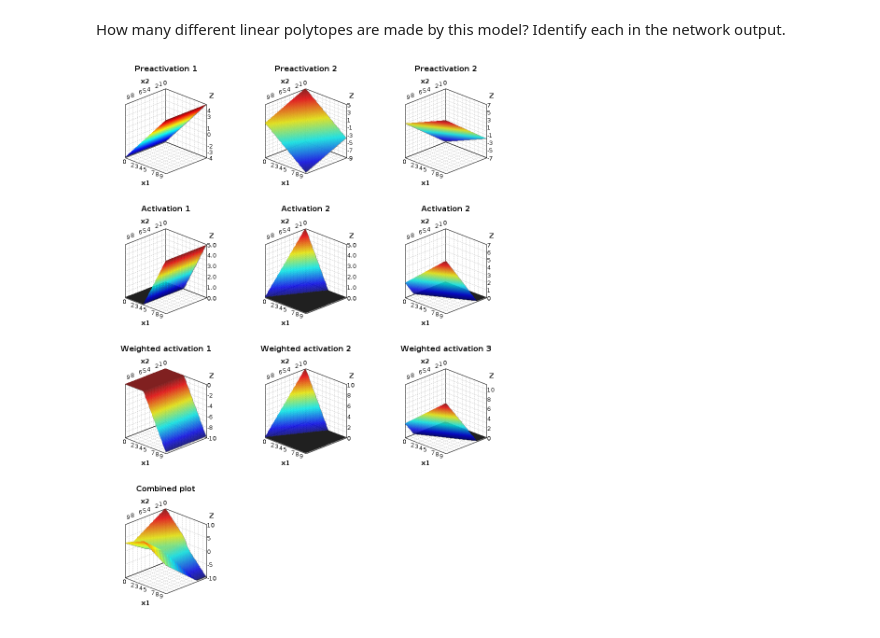
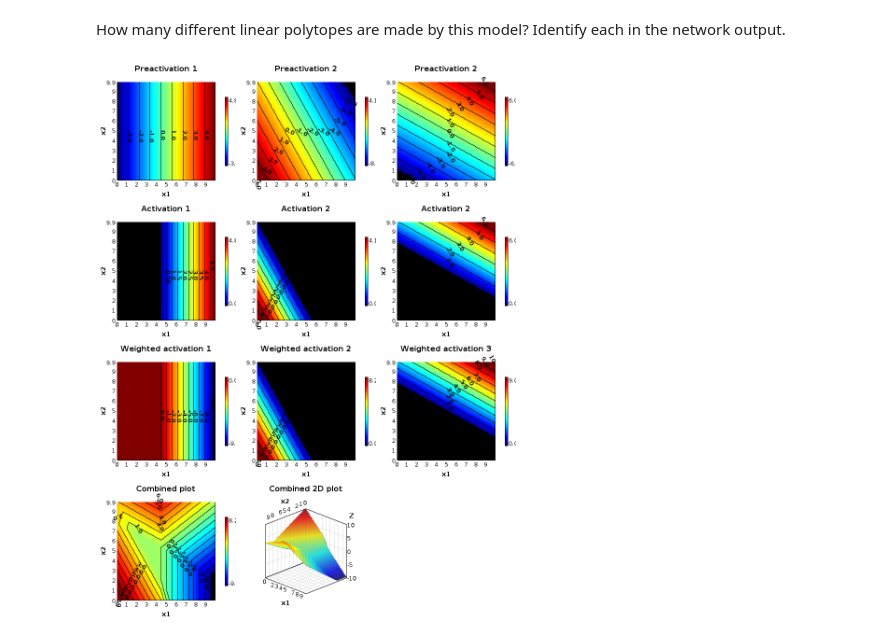
Before and after one commit to jamalromero/colab, a Jupyter notebook: 3_2_Shallow_Networks_II.ipynb, the cells around one changed output. Drawn from its saved outputs; the diff is of its cells as text; code cells hidden in the pictures.

```diff
--- a/3_2_Shallow_Networks_II.ipynb
+++ b/3_2_Shallow_Networks_II.ipynb
@@ -107,7 +107,7 @@ var y = linearFunction(gridMap.get("x1"), gridMap.get("x2"),
                        0, 1, 0, 0,
                        false);
 
-var preactivation1 = plotMap(x1, x2, y, false, false);
+var preactivation1 = plotMap(x1, x2, y, true, true);
 preactivation1.setTitle("Preactivation 1");
 
 y = linearFunction(gridMap.get("x1"), gridMap.get("x2"),
@@ -117,7 +117,7 @@ y = linearFunction(gridMap.get("x1"), gridMap.get("x2"),
                        0, 0, 1, 0,
                        false);
 
-var preactivation2 = plotMap(x1, x2, y, false, false);
+var preactivation2 = plotMap(x1, x2, y, true, true);
 preactivation2.setTitle("Preactivation 2");
 
 y = linearFunction(gridMap.get("x1"), gridMap.get("x2"),
@@ -127,7 +127,7 @@ y = linearFunction(gridMap.get("x1"), gridMap.get("x2"),
                        0, 0, 0, 1,
                        false);
 
-var preactivation3 = plotMap(x1, x2, y, false, false);
+var preactivation3 = plotMap(x1, x2, y, true, true);
 preactivation3.setTitle("Preactivation 2");
 
 y = linearFunction(gridMap.get("x1"), gridMap.get("x2"),
@@ -137,7 +137,7 @@ y = linearFunction(gridMap.get("x1"), gridMap.get("x2"),
                        0, 1, 0, 0,
                        true);
 
-var activation1 = plotMap(x1, x2, y, false, false);
+var activation1 = plotMap(x1, x2, y, true, true);
 activation1.setTitle("Activation 1");
 
 y = linearFunction(gridMap.get("x1"), gridMap.get("x2"),
@@ -147,7 +147,7 @@ y = linearFunction(gridMap.get("x1"), gridMap.get("x2"),
                        0, 0, 1, 0,
                        true);
 
-var activation2 = plotMap(x1, x2, y, false, false);
+var activation2 = plotMap(x1, x2, y, true, true);
 activation2.setTitle("Activation 2");
 
 y = linearFunction(gridMap.get("x1"), gridMap.get("x2"),
@@ -157,7 +157,7 @@ y = linearFunction(gridMap.get("x1"), gridMap.get("x2"),
                        0, 0, 0, 1,
                        true);
 
-var activation3 = plotMap(x1, x2, y, false, false);
+var activation3 = plotMap(x1, x2, y, true, true);
 activation3.setTitle("Activation 2");
 
 
@@ -168,7 +168,7 @@ y = linearFunction(gridMap.get("x1"), gridMap.get("x2"),
                        phi_0, phi_1, 0, 0,
                        true);
 
-var weightedActivation1 = plotMap(x1, x2, y, false, false);
+var weightedActivation1 = plotMap(x1, x2, y, true, true);
 weightedActivation1.setTitle("Weighted activation 1");
 
 y = linearFunction(gridMap.get("x1"), gridMap.get("x2"),
@@ -177,35 +177,37 @@ y = linearFunction(gridMap.get("x1"), gridMap.get("x2"),
                        theta_30, theta_31, theta_32,
                        phi_0, 0, phi_2, 0,
                        true);
 
-var weightedActivation2 = plotMap(x1, x2, y, false, false);
+var weightedActivation2 = plotMap(x1, x2, y, true, true);
 weightedActivation2.setTitle("Weighted activation 2");
 
 y = linearFunction(gridMap.get("x1"), gridMap.get("x2"),
                        theta_10,  theta_11, theta_12,
                        theta_20, theta_21, theta_22,
                        theta_30, theta_31, theta_32,
                        phi_0, 0, 0, phi_3,
                        true);
 
-var weightedActivation3 = plotMap(x1, x2, y, false, false);
+var weightedActivation3 = plotMap(x1, x2, y, true, true);
 weightedActivation3.setTitle("Weighted activation 3");
 
 y = linearFunction(gridMap.get("x1"), gridMap.get("x2"),
                        theta_10,  theta_11, theta_12,
                        theta_20, theta_21, theta_22,
                        theta_30, theta_31, theta_32,
                        phi_0, phi_1, phi_2, phi_3,
                        true);
 
-var combined_plot = plotMap(x1, x2, y, false, false);
+var combined_plot = plotMap(x1, x2, y, true, true);
 combined_plot.setTitle("Combined plot");
 
+var combined2D_plot = plotMap(x1, x2, y, false, true);
+combined2D_plot.setTitle("Combined 2D plot");
 
 
 List<Canvas> canvases = List.of(preactivation1, preactivation2, preactivation3,
                                 activation1, activation2, activation3,
-                                weightedActivation1, weightedActivation2, weightedActivation3, combined_plot);
+                                weightedActivation1, weightedActivation2, weightedActivation3, combined_plot, combined2D_plot);
 plotGrid(canvases, 3);
 # %% [output]
-[figure, old version]
+[figure, new version]
```
